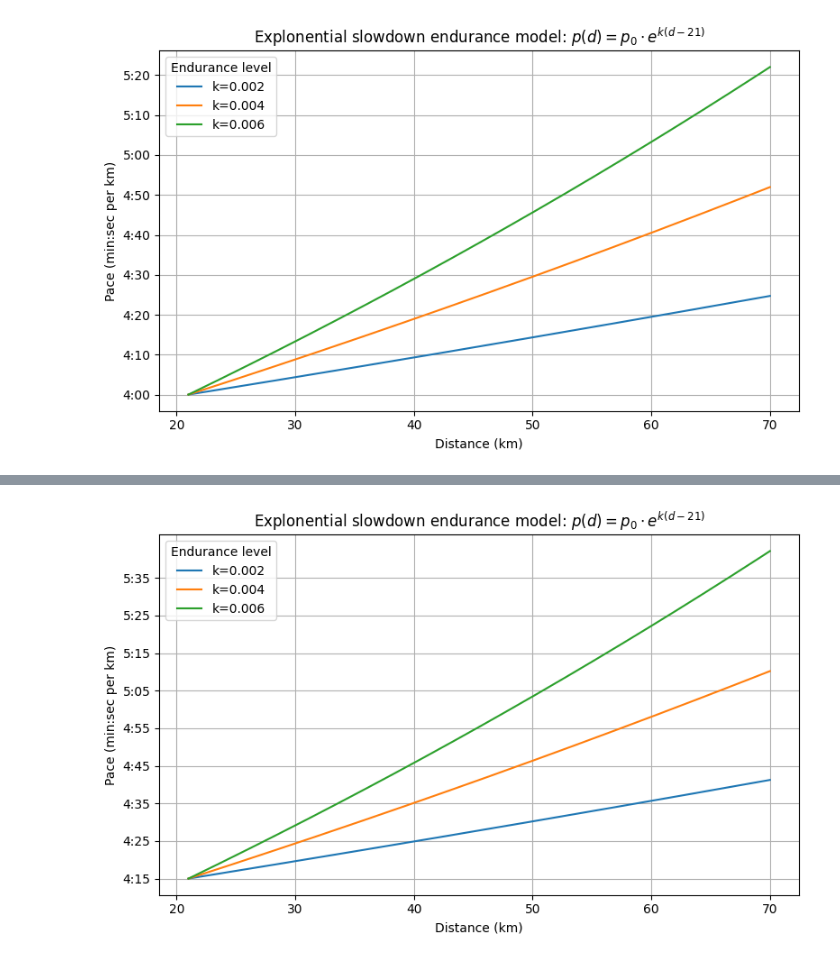
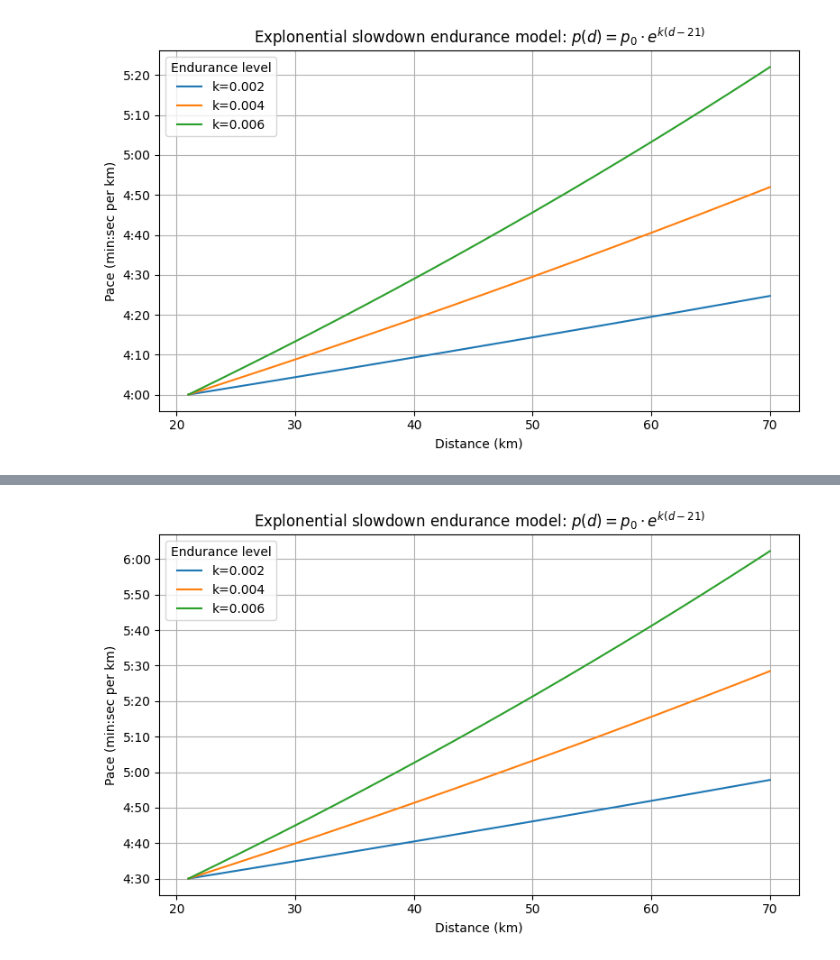
Before and after one commit to riccardocadei/eurotrip, a Jupyter notebook: pace.ipynb, the cells around one changed output, grey strips where cells are left out. Drawn from its saved outputs; the diff is of its cells as text; code cells hidden in the pictures.

```diff
--- a/pace.ipynb
+++ b/pace.ipynb
@@ -60,6 +100,6 @@ plot_pace_decay(pace_HM, k_values)
 # %%
-pace_HM = 4*60 + 15 # 4:15/km
+pace_HM = 4*60 + 30 # 4:30/km
 k_values = [0.002, 0.004, 0.006]
 plot_pace_decay(pace_HM, k_values)
 # %% [output]
-[figure, old version]
+[figure, new version]
```
Also changed, not shown: parts of 8 cells of this notebook, 11 other files.
